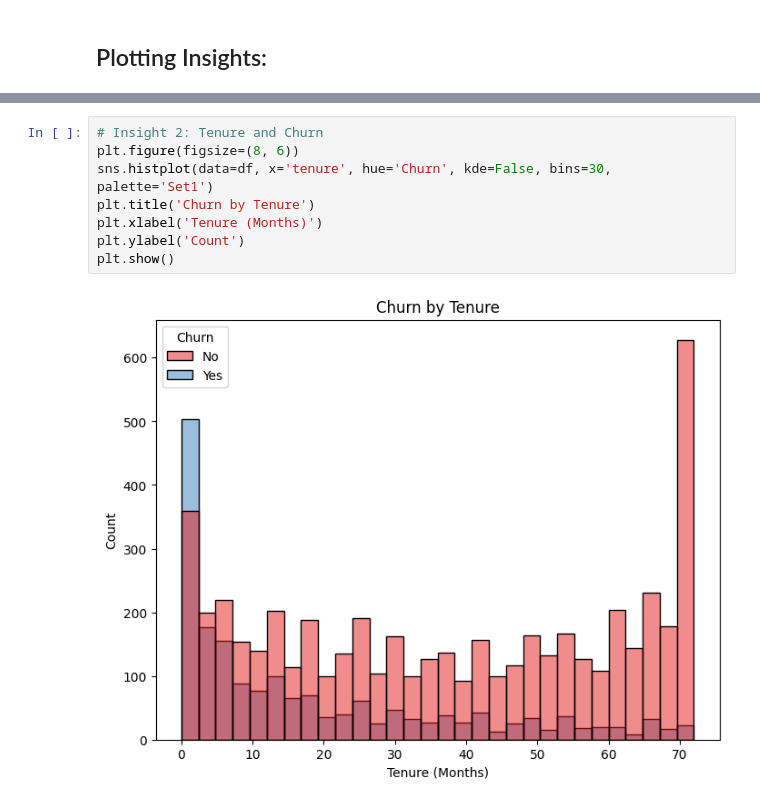
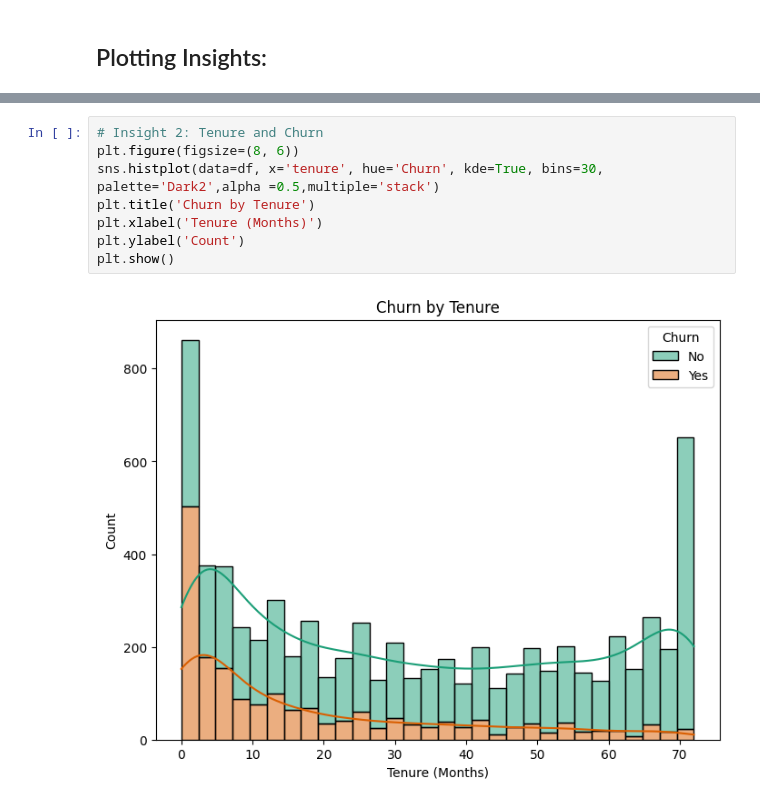
Before and after one commit to VedantShirgaonkar/GDSC_ML_Tasks, a Jupyter notebook: New Dataset/EDA.ipynb, the cells around one changed output, grey strips where cells are left out. Drawn from its saved outputs; the diff is of its cells as text.

```diff
--- a/New Dataset/EDA.ipynb
+++ b/New Dataset/EDA.ipynb
@@ -94,10 +99,10 @@ plt.show()
 # %%
 # Insight 2: Tenure and Churn
 plt.figure(figsize=(8, 6))
-sns.histplot(data=df, x='tenure', hue='Churn', kde=False, bins=30, palette='Set1')
+sns.histplot(data=df, x='tenure', hue='Churn', kde=True, bins=30, palette='Dark2',alpha =0.5,multiple='stack')
 plt.title('Churn by Tenure')
 plt.xlabel('Tenure (Months)')
 plt.ylabel('Count')
 plt.show()
 # %% [output]
-[figure, old version]
+[figure, new version]
```
Also changed, not shown: parts of 11 cells of this notebook, 1 other file.
